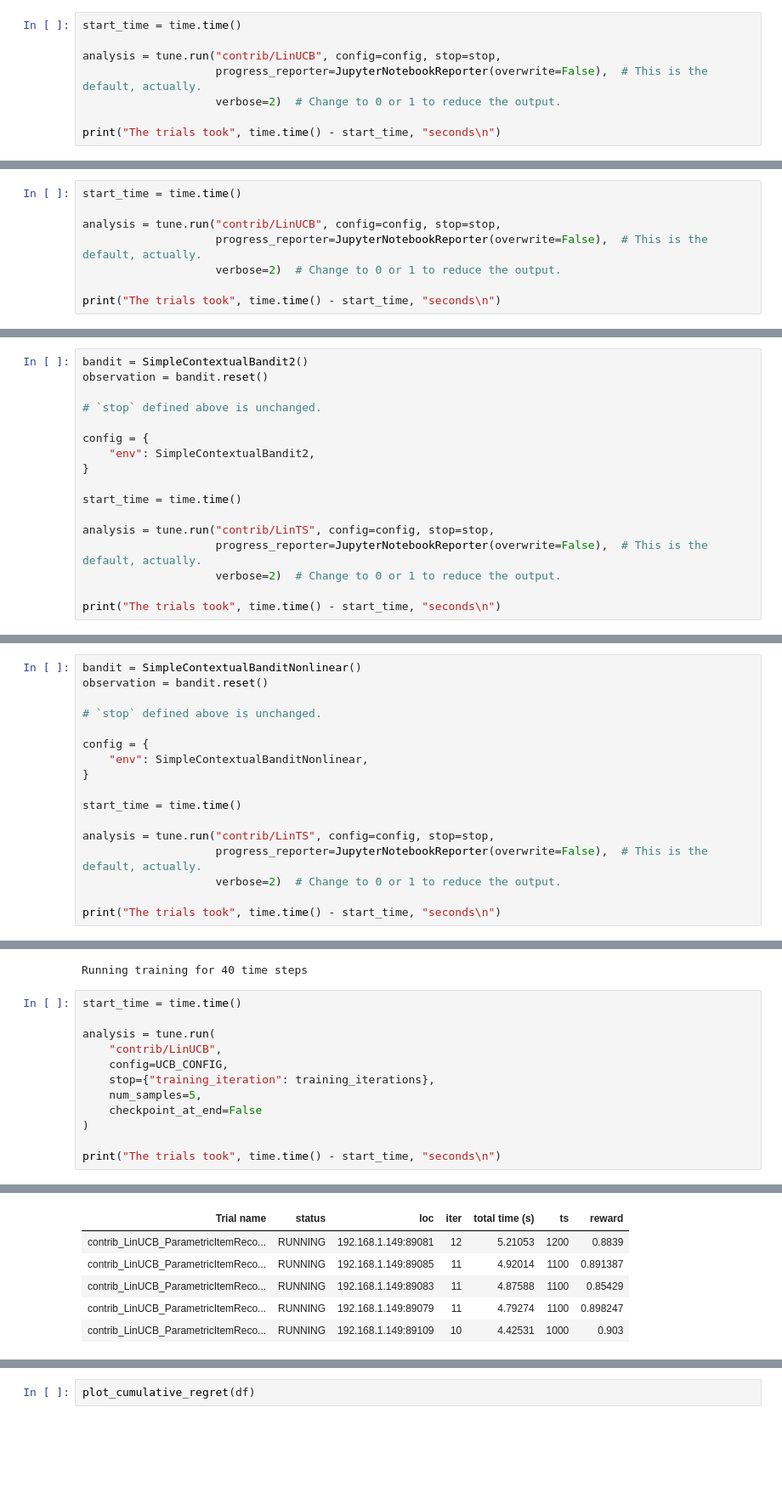
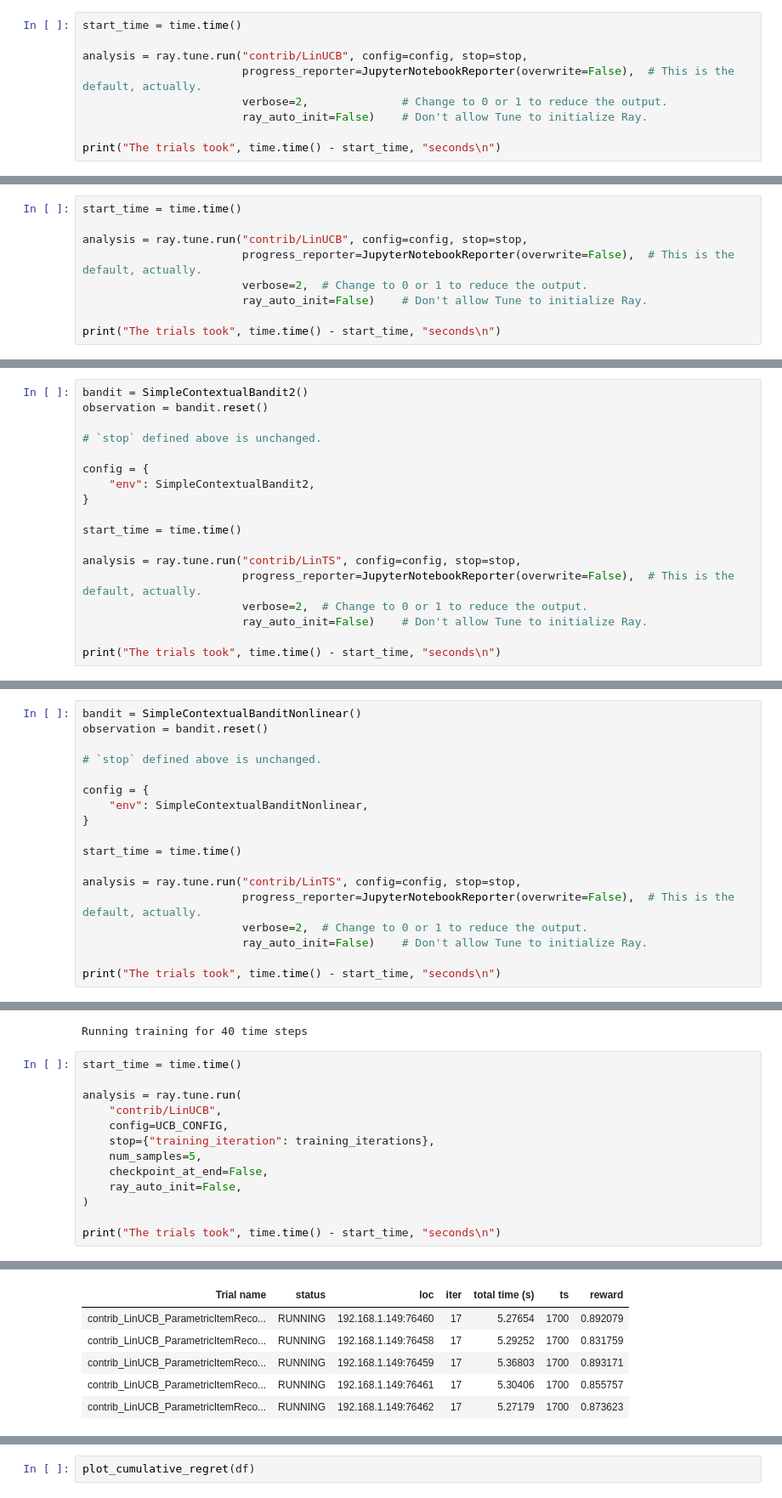
Before and after one commit to anyscale/academy, a Jupyter notebook: ray-rllib/multi-armed-bandits/solutions/Multi-Armed-Bandits-Solutions.ipynb, the cells around one changed output, grey strips where cells are left out. Shown at 85% size. Cells and saved outputs as stored; diff of their text form; blank space fills up the shorter version.

```diff
--- a/ray-rllib/multi-armed-bandits/solutions/Multi-Armed-Bandits-Solutions.ipynb
+++ b/ray-rllib/multi-armed-bandits/solutions/Multi-Armed-Bandits-Solutions.ipynb
@@ -62,9 +77,10 @@ config = {
 # %%
 start_time = time.time()
 
-analysis = tune.run("contrib/LinUCB", config=config, stop=stop,
-                    progress_reporter=JupyterNotebookReporter(overwrite=False),  # This is the default, actually.
-                    verbose=2)  # Change to 0 or 1 to reduce the output.
+analysis = ray.tune.run("contrib/LinUCB", config=config, stop=stop,
+                        progress_reporter=JupyterNotebookReporter(overwrite=False),  # This is the default, actually.
+                        verbose=2,              # Change to 0 or 1 to reduce the output.
+                        ray_auto_init=False)    # Don't allow Tune to initialize Ray.
 
 print("The trials took", time.time() - start_time, "seconds\n")
 # %% [output]
@@ -196,9 +235,10 @@ config = {
 # %%
 start_time = time.time()
 
-analysis = tune.run("contrib/LinUCB", config=config, stop=stop,
-                    progress_reporter=JupyterNotebookReporter(overwrite=False),  # This is the default, actually.
-                    verbose=2)  # Change to 0 or 1 to reduce the output.
+analysis = ray.tune.run("contrib/LinUCB", config=config, stop=stop,
+                        progress_reporter=JupyterNotebookReporter(overwrite=False),  # This is the default, actually.
+                        verbose=2,  # Change to 0 or 1 to reduce the output.
+                        ray_auto_init=False)    # Don't allow Tune to initialize Ray.
 
 print("The trials took", time.time() - start_time, "seconds\n")
 # %% [output]
@@ -340,9 +380,10 @@ config = {
 
 start_time = time.time()
 
-analysis = tune.run("contrib/LinTS", config=config, stop=stop,
-                    progress_reporter=JupyterNotebookReporter(overwrite=False),  # This is the default, actually.
-                    verbose=2)  # Change to 0 or 1 to reduce the output.
+analysis = ray.tune.run("contrib/LinTS", config=config, stop=stop,
+                        progress_reporter=JupyterNotebookReporter(overwrite=False),  # This is the default, actually.
+                        verbose=2,  # Change to 0 or 1 to reduce the output.
+                        ray_auto_init=False)    # Don't allow Tune to initialize Ray.
 
 print("The trials took", time.time() - start_time, "seconds\n")
 # %% [output]
@@ -403,9 +444,10 @@ config = {
 
 start_time = time.time()
 
-analysis = tune.run("contrib/LinTS", config=config, stop=stop,
-                    progress_reporter=JupyterNotebookReporter(overwrite=False),  # This is the default, actually.
-                    verbose=2)  # Change to 0 or 1 to reduce the output.
+analysis = ray.tune.run("contrib/LinTS", config=config, stop=stop,
+                        progress_reporter=JupyterNotebookReporter(overwrite=False),  # This is the default, actually.
+                        verbose=2,  # Change to 0 or 1 to reduce the output.
+                        ray_auto_init=False)    # Don't allow Tune to initialize Ray.
 
 print("The trials took", time.time() - start_time, "seconds\n")
 # %% [output]
@@ -539,12 +580,13 @@ Running training for 40 time steps
 # %%
 start_time = time.time()
 
-analysis = tune.run(
+analysis = ray.tune.run(
     "contrib/LinUCB",
     config=UCB_CONFIG,
     stop={"training_iteration": training_iterations},
     num_samples=5,
-    checkpoint_at_end=False
+    checkpoint_at_end=False,
+    ray_auto_init=False,
 )
 
 print("The trials took", time.time() - start_time, "seconds\n")
@@ -614,10 +656,10 @@ Resources requested: 5/8 CPUs, 0/0 GPUs, 0.0/4.15 GiB heap, 0.0/1.42 GiB objects
 Result logdir: /Users/deanwampler/ray_results/contrib/LinUCB
 Number of trials: 5 (5 RUNNING)
 | Trial name | status | loc | iter | total time (s) | ts | reward |
-| contrib_LinUCB_ParametricItemReco... | RUNNING | 192.168.1.149:89081 | 12 | 5.21053 | 1200 | 0.8839 |
-| contrib_LinUCB_ParametricItemReco... | RUNNING | 192.168.1.149:89085 | 11 | 4.92014 | 1100 | 0.891387 |
-| contrib_LinUCB_ParametricItemReco... | RUNNING | 192.168.1.149:89083 | 11 | 4.87588 | 1100 | 0.85429 |
-| contrib_LinUCB_ParametricItemReco... | RUNNING | 192.168.1.149:89079 | 11 | 4.79274 | 1100 | 0.898247 |
-| contrib_LinUCB_ParametricItemReco... | RUNNING | 192.168.1.149:89109 | 10 | 4.42531 | 1000 | 0.903 |
+| contrib_LinUCB_ParametricItemReco... | RUNNING | 192.168.1.149:76460 | 17 | 5.27654 | 1700 | 0.892079 |
+| contrib_LinUCB_ParametricItemReco... | RUNNING | 192.168.1.149:76458 | 17 | 5.29252 | 1700 | 0.831759 |
+| contrib_LinUCB_ParametricItemReco... | RUNNING | 192.168.1.149:76459 | 17 | 5.36803 | 1700 | 0.893171 |
+| contrib_LinUCB_ParametricItemReco... | RUNNING | 192.168.1.149:76461 | 17 | 5.30406 | 1700 | 0.855757 |
+| contrib_LinUCB_ParametricItemReco... | RUNNING | 192.168.1.149:76462 | 17 | 5.27179 | 1700 | 0.873623 |
 Result for contrib_LinUCB_ParametricItemRecoEnv_00003:
   custom_metrics: {}
```
Also changed, not shown: parts of 30 cells of this notebook, 33 other files.
